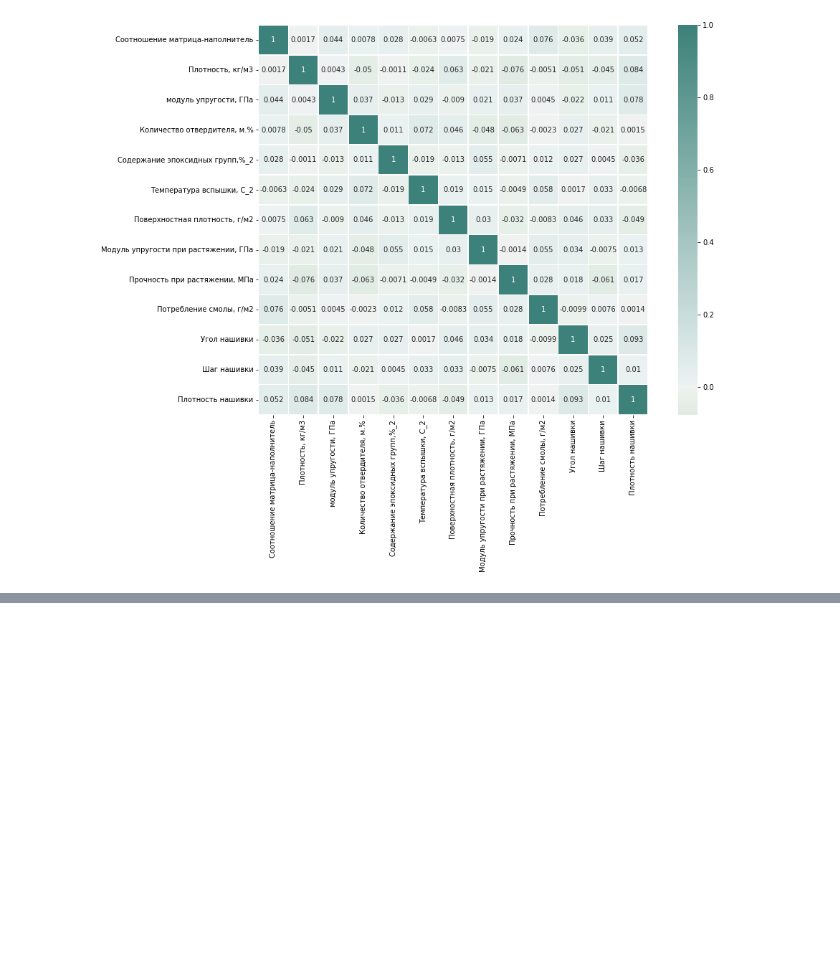
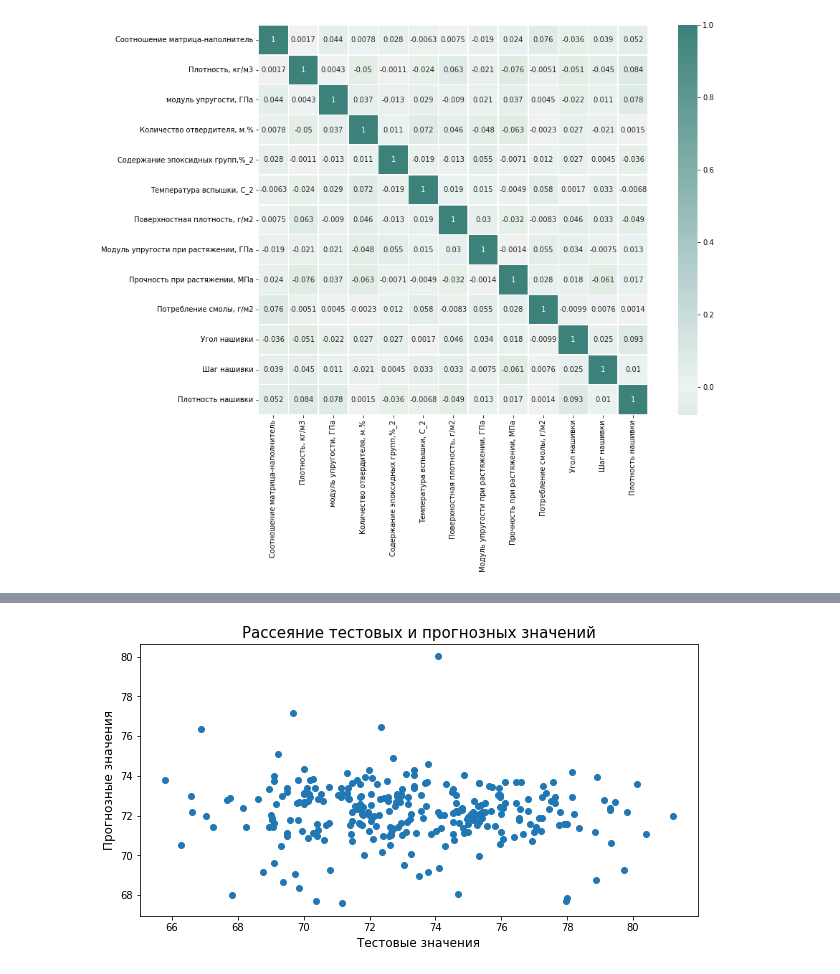
Before and after one commit to AlexeyMM84/VKR, a Jupyter notebook: VVKRlast.ipynb, the cells around one changed output, grey strips where cells are left out. Cells and saved outputs as stored; diff of their text form; code cells hidden in the pictures; blank space fills up the shorter version.

```diff
--- a/VVKRlast.ipynb
+++ b/VVKRlast.ipynb
@@ -318,0 +506,2 @@ from sklearn.model_selection import GridSearchCV, RandomizedSearchCV
+# %%
+X_train_upr_norm = normalizer.adapt(np.array(X_train_upr))
@@ -318,0 +621,4 @@ from sklearn.model_selection import GridSearchCV, RandomizedSearchCV
+# %%
+actual_and_predicted_scatter(original_upr, predicted_upr)
+# %% [output]
+[figure, added]
```
Also changed, not shown: parts of 63 cells of this notebook.
